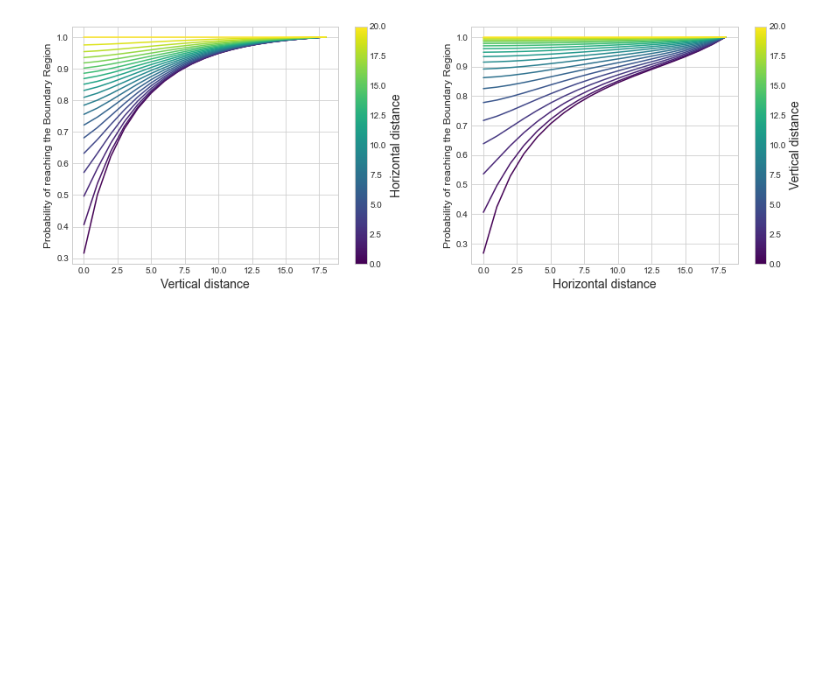
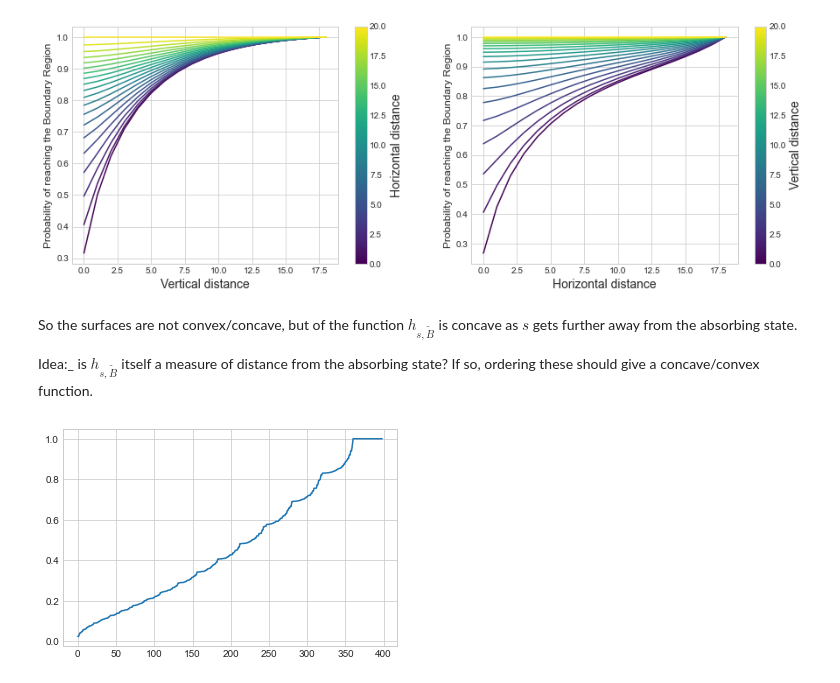
Before and after one commit to geraintpalmer/TruncatingInfiniteMarkovChains, a Jupyter notebook: src/investigate_concavity_convexity_2D_statespace.ipynb, the cells around one changed output. Saved outputs shown, nothing was run; the diff lists cells and outputs as text; code cells hidden in the pictures; blank space fills up the shorter version.

Commit message:
add further convexity investigations

```diff
--- a/src/investigate_concavity_convexity_2D_statespace.ipynb
+++ b/src/investigate_concavity_convexity_2D_statespace.ipynb
@@ -324,3 +324,24 @@ plot_directional_convexity_2d_random_walk(
 );
 # %% [output]
 [figure]
+# %% [markdown]
+So the surfaces are not convex/concave, but of the function $h_{s, \tilde{B}}$ is concave as $s$ gets further away from the absorbing state.
+
+Idea:_ is  $h_{s, \tilde{B}}$ itself a measure of distance from the absorbing state? If so, ordering these should give a concave/convex function.
+# %%
+bound=20
+state_space = make_2d_random_walk_state_space(bound)
+transition_matrix = make_2d_random_walk_matrix(
+    p_h_away=0.45,
+    p_h_toward=0.55,
+    p_v_away=0.45,
+    p_v_toward=0.55,
+    bound=bound,
+    state_space=state_space
+)
+boundary_region = [(i, bound-1) for i in range(bound-1)] + [(bound-1, j) for j in range(bound-1)] + [(bound-1, bound-1)]
+probs = find_hitting_probs(transition_matrix, state_space, boundary_region)
+fig, ax = plt.subplots(1)
+ax.plot(sorted(probs.values()));
+# %% [output]
+[figure, added]
```
Also changed, not shown: parts of 14 cells of this notebook.
